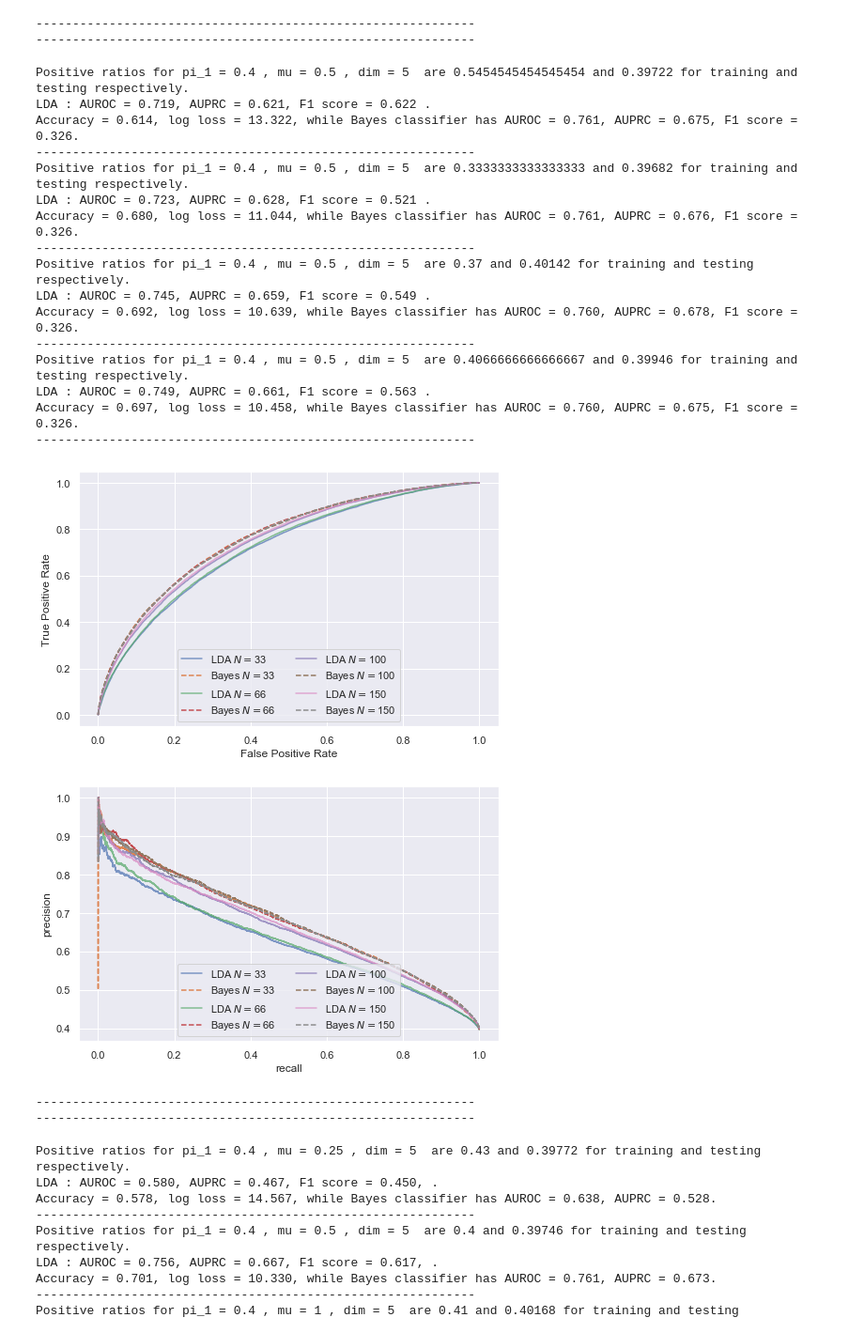
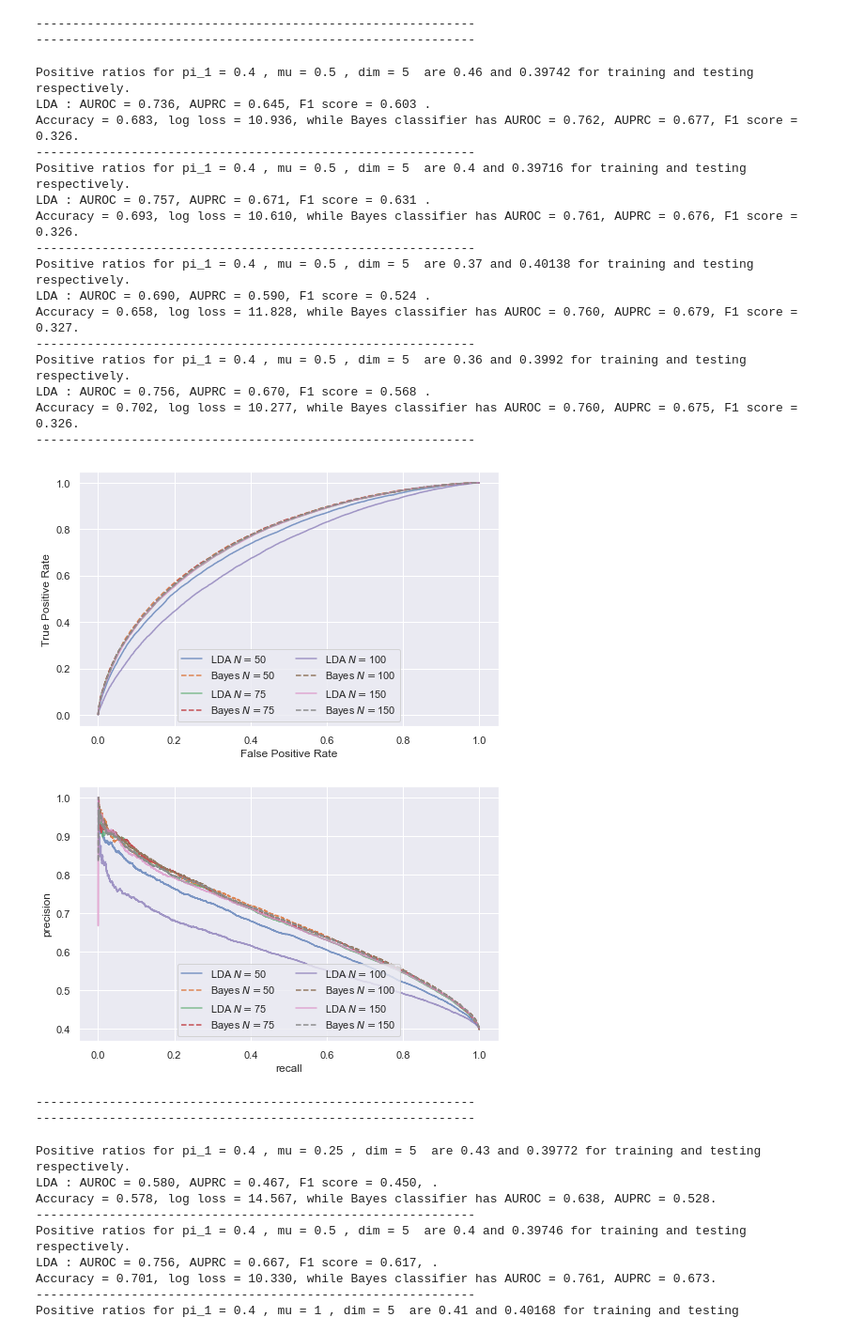
Before and after one commit to SherylHYX/AUROC-vs-AUPRC, a Jupyter notebook: simulations with LDA and Bayes only/simulations_Sheryl_20200226.ipynb, the cells around one changed output. Shown at 94% size. Drawn from its saved outputs; the diff is of its cells as text; code cells hidden in the pictures.

```diff
--- a/simulations with LDA and Bayes only/simulations_Sheryl_20200226.ipynb
+++ b/simulations with LDA and Bayes only/simulations_Sheryl_20200226.ipynb
@@ -366,26 +366,26 @@ def simulation_results_vary_N(pi_1, mu, dim, Ns, N_test):
     print ("--"*30)
     print ("--"*30)
 # %%
-simulation_results_vary_N(pi_1 = 0.4, mu = 0.5, dim = 5, Ns = [33,66,100,150], N_test = 50000)
+simulation_results_vary_N(pi_1 = 0.4, mu = 0.5, dim = 5, Ns = [50,75,100,150], N_test = 50000)
 # %% [output]
-Positive ratios for pi_1 = 0.4 , mu = 0.5 , dim = 5  are 0.5454545454545454 and 0.39722 for training and testing respectively.
-LDA : AUROC = 0.719, AUPRC = 0.621, F1 score = 0.622 .
-Accuracy = 0.614, log loss = 13.322, while Bayes classifier has AUROC = 0.761, AUPRC = 0.675, F1 score = 0.326.
+Positive ratios for pi_1 = 0.4 , mu = 0.5 , dim = 5  are 0.46 and 0.39742 for training and testing respectively.
+LDA : AUROC = 0.736, AUPRC = 0.645, F1 score = 0.603 .
+Accuracy = 0.683, log loss = 10.936, while Bayes classifier has AUROC = 0.762, AUPRC = 0.677, F1 score = 0.326.
 ------------------------------------------------------------
-Positive ratios for pi_1 = 0.4 , mu = 0.5 , dim = 5  are 0.3333333333333333 and 0.39682 for training and testing respectively.
-LDA : AUROC = 0.723, AUPRC = 0.628, F1 score = 0.521 .
-Accuracy = 0.680, log loss = 11.044, while Bayes classifier has AUROC = 0.761, AUPRC = 0.676, F1 score = 0.326.
+Positive ratios for pi_1 = 0.4 , mu = 0.5 , dim = 5  are 0.4 and 0.39716 for training and testing respectively.
+LDA : AUROC = 0.757, AUPRC = 0.671, F1 score = 0.631 .
+Accuracy = 0.693, log loss = 10.610, while Bayes classifier has AUROC = 0.761, AUPRC = 0.676, F1 score = 0.326.
 ------------------------------------------------------------
-Positive ratios for pi_1 = 0.4 , mu = 0.5 , dim = 5  are 0.37 and 0.40142 for training and testing respectively.
-LDA : AUROC = 0.745, AUPRC = 0.659, F1 score = 0.549 .
-Accuracy = 0.692, log loss = 10.639, while Bayes classifier has AUROC = 0.760, AUPRC = 0.678, F1 score = 0.326.
+Positive ratios for pi_1 = 0.4 , mu = 0.5 , dim = 5  are 0.37 and 0.40138 for training and testing respectively.
+LDA : AUROC = 0.690, AUPRC = 0.590, F1 score = 0.524 .
+Accuracy = 0.658, log loss = 11.828, while Bayes classifier has AUROC = 0.760, AUPRC = 0.679, F1 score = 0.327.
 ------------------------------------------------------------
-Positive ratios for pi_1 = 0.4 , mu = 0.5 , dim = 5  are 0.4066666666666667 and 0.39946 for training and testing respectively.
-LDA : AUROC = 0.749, AUPRC = 0.661, F1 score = 0.563 .
-Accuracy = 0.697, log loss = 10.458, while Bayes classifier has AUROC = 0.760, AUPRC = 0.675, F1 score = 0.326.
+Positive ratios for pi_1 = 0.4 , mu = 0.5 , dim = 5  are 0.36 and 0.3992 for training and testing respectively.
+LDA : AUROC = 0.756, AUPRC = 0.670, F1 score = 0.568 .
+Accuracy = 0.702, log loss = 10.277, while Bayes classifier has AUROC = 0.760, AUPRC = 0.675, F1 score = 0.326.
 ------------------------------------------------------------
-[figure, old version]
+[figure, new version]
-[figure, old version]
+[figure, new version]
 ------------------------------------------------------------
 ------------------------------------------------------------
 # %%
```
Also changed, not shown: 4 other files.
